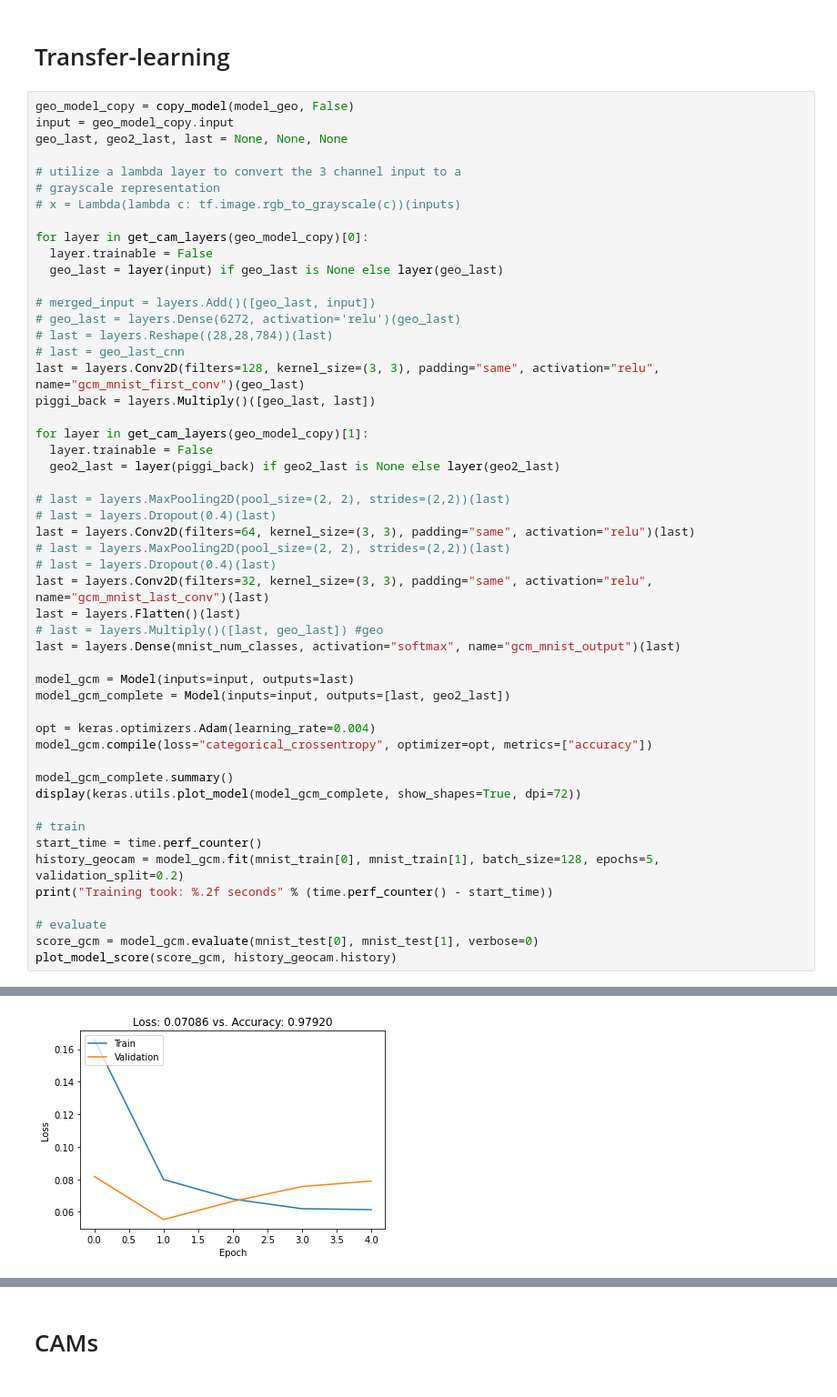
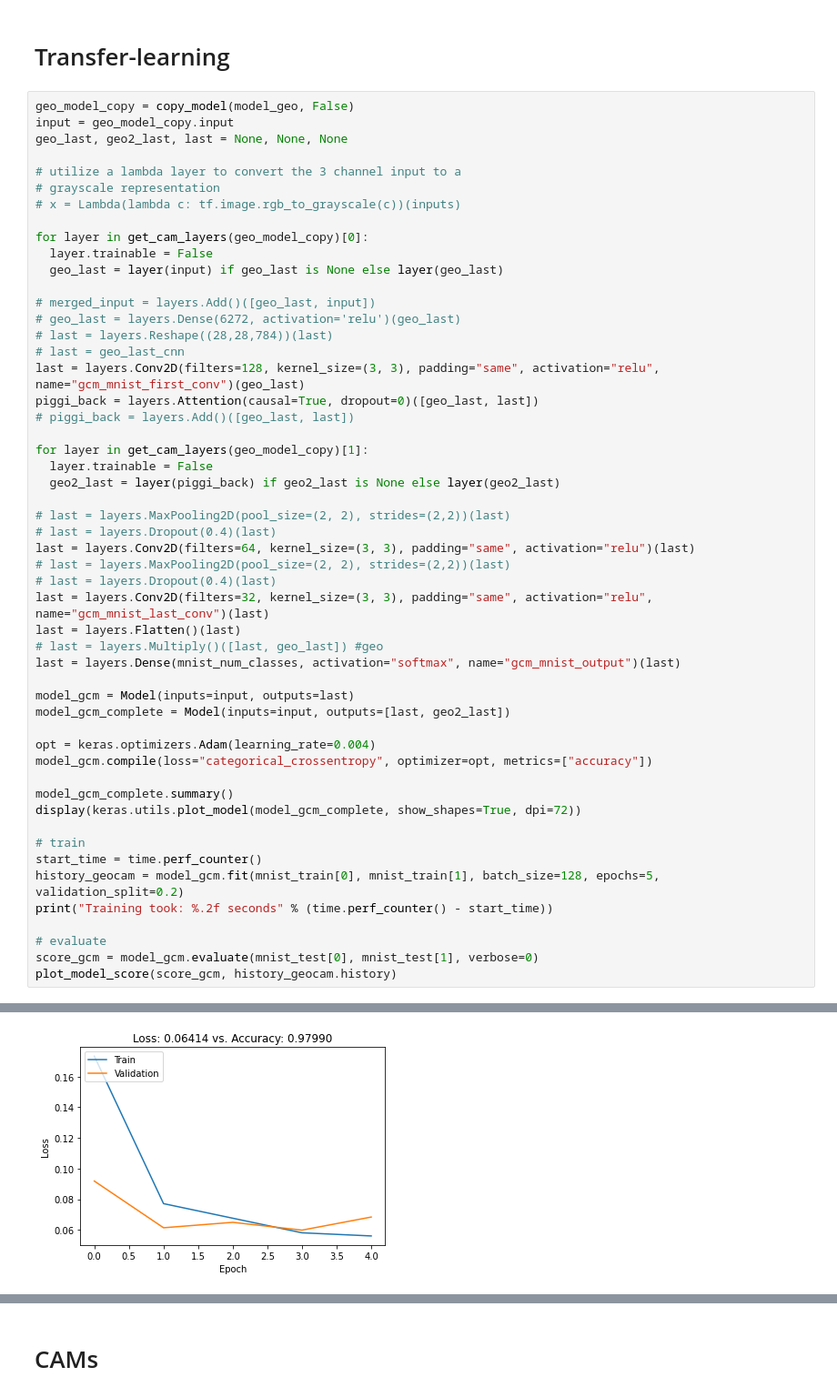
Before and after one commit to fsilvestrim/thesis, a Jupyter notebook: Geo_Cam.ipynb, the cells around one changed output, grey strips where cells are left out. Shown at 91% size. Saved outputs shown, nothing was run; the diff lists cells and outputs as text.

```diff
--- a/Geo_Cam.ipynb
+++ b/Geo_Cam.ipynb
@@ -387,7 +396,8 @@ for layer in get_cam_layers(geo_model_copy)[0]:
 # last = layers.Reshape((28,28,784))(last)
 # last = geo_last_cnn
 last = layers.Conv2D(filters=128, kernel_size=(3, 3), padding="same", activation="relu", name="gcm_mnist_first_conv")(geo_last)
-piggi_back = layers.Multiply()([geo_last, last])
+piggi_back = layers.Attention(causal=True, dropout=0)([geo_last, last])
+# piggi_back = layers.Add()([geo_last, last])
 
 for layer in get_cam_layers(geo_model_copy)[1]:
   layer.trainable = False
@@ -453,4 +463,4 @@ Training took: 20.70 seconds
-[figure, old version]
+[figure, new version]
 # %%
 image, label, prediction, _ = get_prediction(model_gcm, mnist_test)
 show_prediction(image, label, prediction)
```
Also changed, not shown: parts of 11 cells of this notebook.
